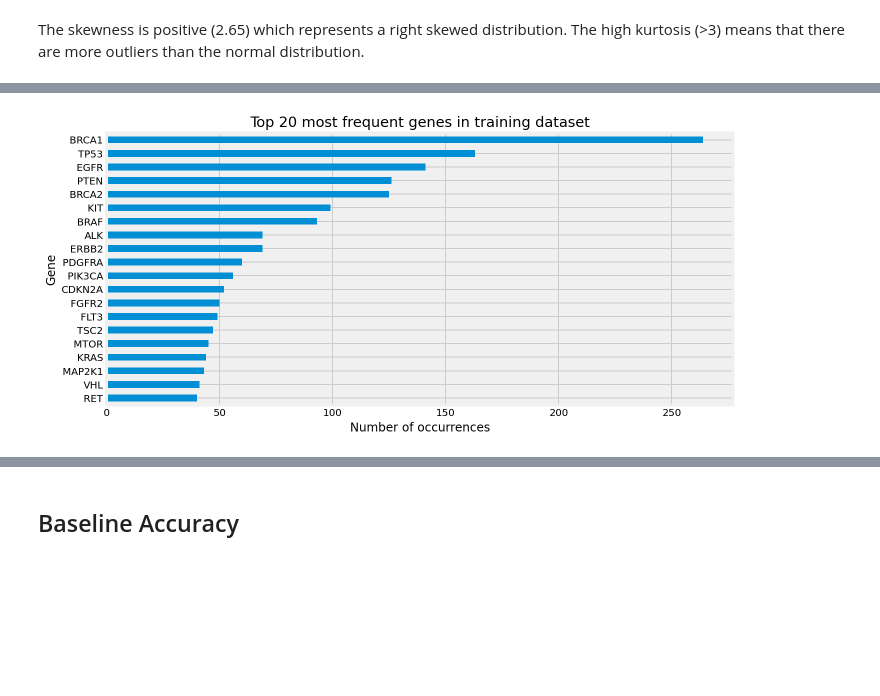
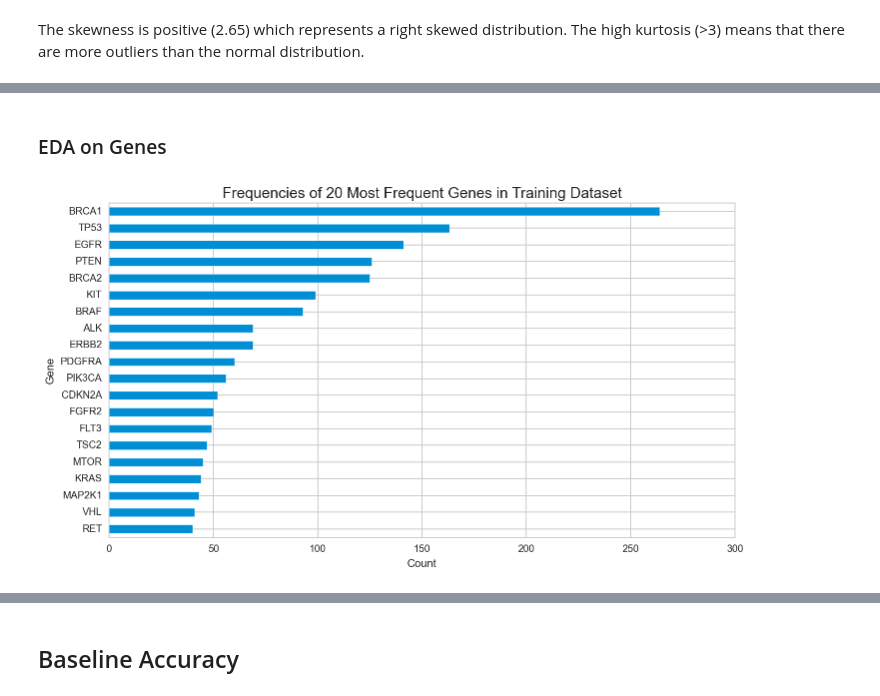
Before and after one commit to yuchye/Capstone, a Jupyter notebook: code/01_Data_Cleaning_and_EDA.ipynb, the cells around one changed output, grey strips where cells are left out. Drawn from its saved outputs; the diff is of its cells as text; code cells hidden in the pictures; blank space fills up the shorter version.

```diff
--- a/code/01_Data_Cleaning_and_EDA.ipynb
+++ b/code/01_Data_Cleaning_and_EDA.ipynb
@@ -40,7 +44,7 @@ Source: Kumar-Sinha, C., Chinnaiyan, A. Precision oncology in the age of integra
 import pandas as pd
 import numpy as np
 import matplotlib.pyplot as plt
-plt.style.use('fivethirtyeight')
+plt.style.use('seaborn-whitegrid')
 import seaborn as sns
 %config InlineBackend.figure_format = 'retina'
 %matplotlib inline
@@ -286,9 +332,11 @@ plt.show(fig)
+# %% [markdown]
+### EDA on Genes
 # %%
-fig = plt.figure(figsize=(10,5))
-plt.title('Top 20 most frequent genes in training dataset');
-plt.xlabel("Number of occurrences")
+fig = plt.figure(figsize=(10,6))
+plt.title('Frequencies of 20 Most Frequent Genes in Training Dataset', fontsize=15);
+plt.xlabel("Count")
 plt.ylabel("Gene")
 train['gene'].value_counts()[:20].sort_values(ascending=True).plot(kind='barh');
 plt.show(fig)
 # %% [output]
-[figure, old version]
+[figure, new version]
```
Also changed, not shown: parts of 20 cells of this notebook, 2 other files.
